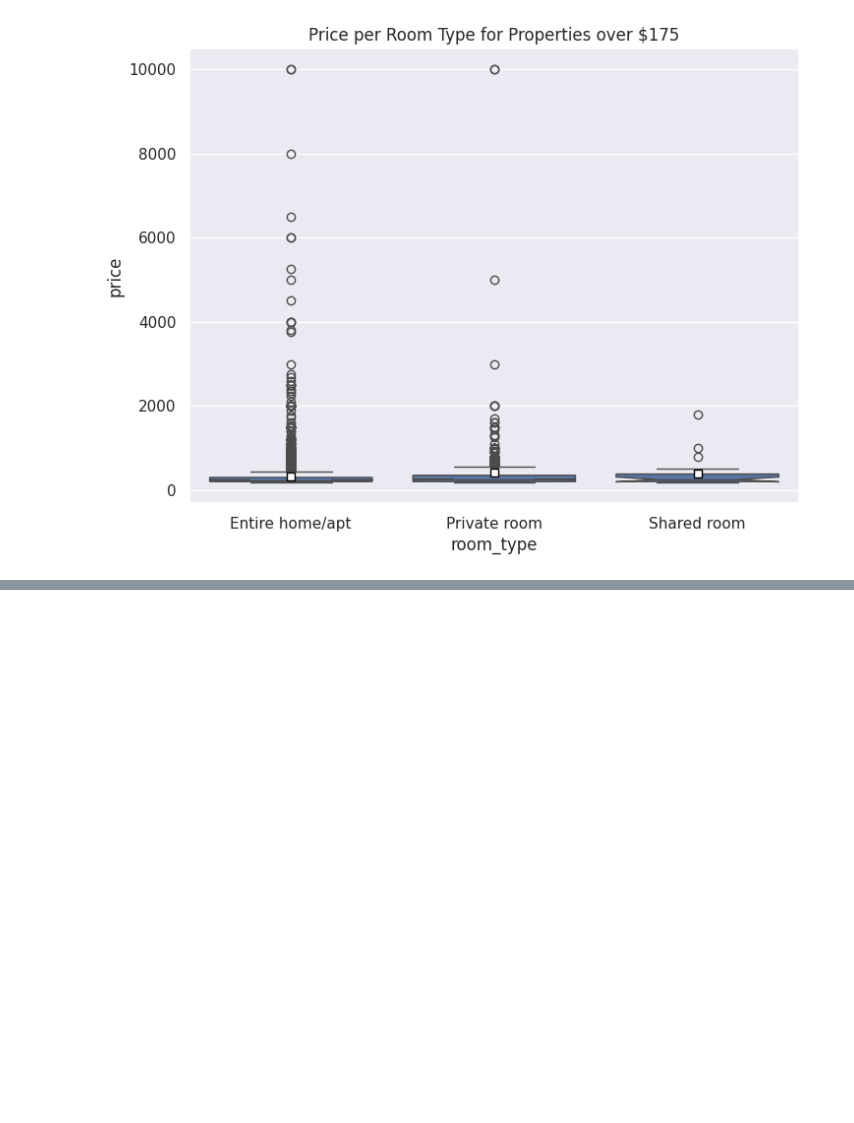
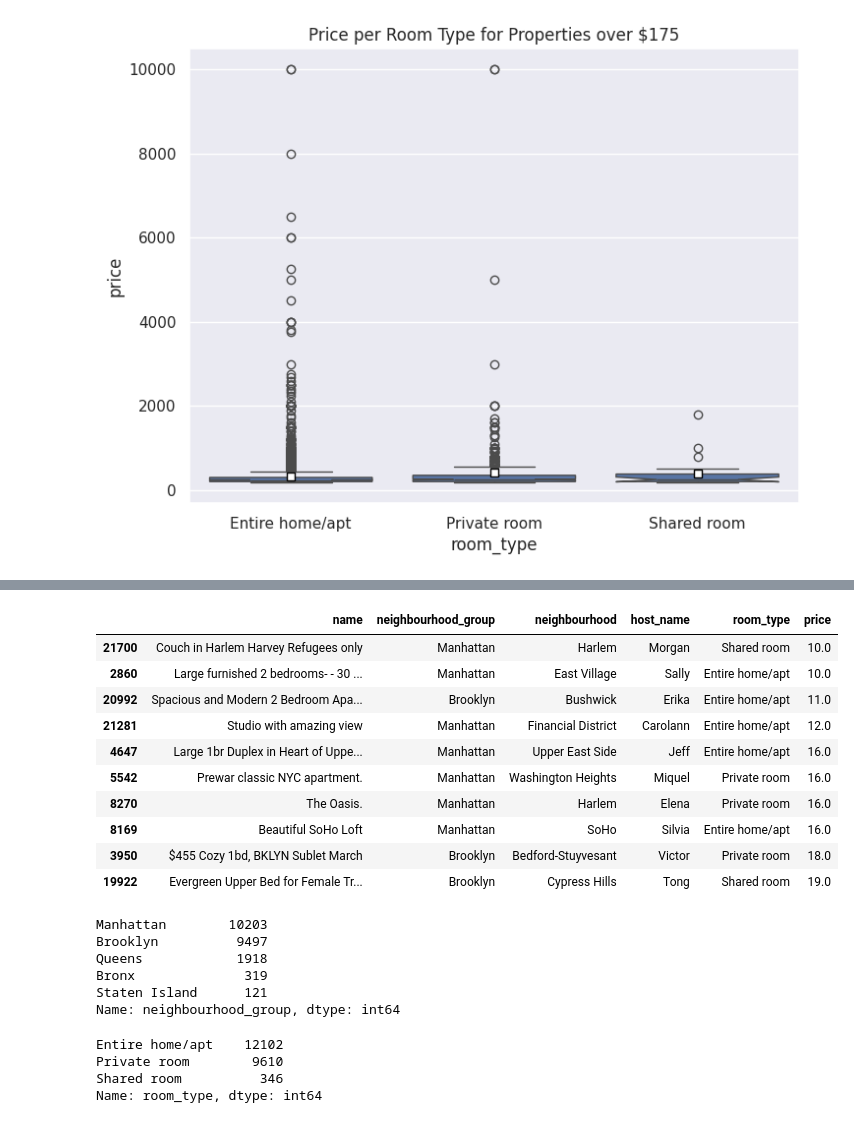
Before and after one commit to aayushkumar1/EDA, a Jupyter notebook: Copy_of_Untitled5.ipynb, the cells around one changed output, grey strips where cells are left out. Cells and saved outputs as stored; diff of their text form; code cells hidden in the pictures; blank space fills up the shorter version.

```diff
--- a/Copy_of_Untitled5.ipynb
+++ b/Copy_of_Untitled5.ipynb
@@ -454,0 +517,33 @@ plt.show()
+# %%
+#let's check the cheapest listings
+dt.sort_values(by='price',ascending=True)[['name','neighbourhood_group','neighbourhood','host_name','room_type','price']][:10]
+# %% [output]
+|  | name | neighbourhood_group | neighbourhood | host_name | room_type | price |
+| 21700 | Couch in Harlem Harvey Refugees only | Manhattan | Harlem | Morgan | Shared room | 10.0 |
+| 2860 | Large furnished 2 bedrooms- - 30 ... | Manhattan | East Village | Sally | Entire home/apt | 10.0 |
+| 20992 | Spacious and Modern 2 Bedroom Apa... | Brooklyn | Bushwick | Erika | Entire home/apt | 11.0 |
+| 21281 | Studio with amazing view | Manhattan | Financial District | Carolann | Entire home/apt | 12.0 |
+| 4647 | Large 1br Duplex in Heart of Uppe... | Manhattan | Upper East Side | Jeff | Entire home/apt | 16.0 |
+| 5542 | Prewar classic NYC apartment. | Manhattan | Washington Heights | Miquel | Private room | 16.0 |
+| 8270 | The Oasis. | Manhattan | Harlem | Elena | Private room | 16.0 |
+| 8169 | Beautiful SoHo Loft | Manhattan | SoHo | Silvia | Entire home/apt | 16.0 |
+| 3950 | $455 Cozy 1bd, BKLYN Sublet March | Brooklyn | Bedford-Stuyvesant | Victor | Private room | 18.0 |
+| 19922 | Evergreen Upper Bed for Female Tr... | Brooklyn | Cypress Hills | Tong | Shared room | 19.0 |
+# %%
+#now checking that which neighbourhood_group have highest number of weightage
+dt.neighbourhood_group.value_counts()
+# %% [output]
+Manhattan        10203
+Brooklyn          9497
+Queens            1918
+Bronx              319
+Staten Island      121
+Name: neighbourhood_group, dtype: int64
+# %%
+#let's check which room type have high value counts
+dt['room_type'].value_counts()
+# %% [output]
+Entire home/apt    12102
+Private room        9610
+Shared room          346
+Name: room_type, dtype: int64
```
Also changed, not shown: parts of 4 cells of this notebook.
